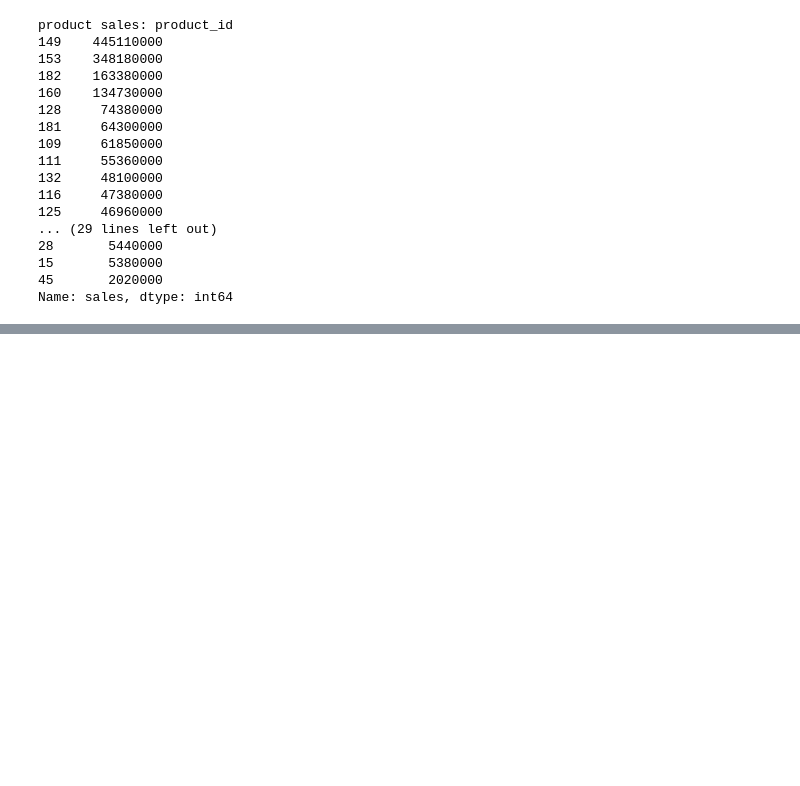
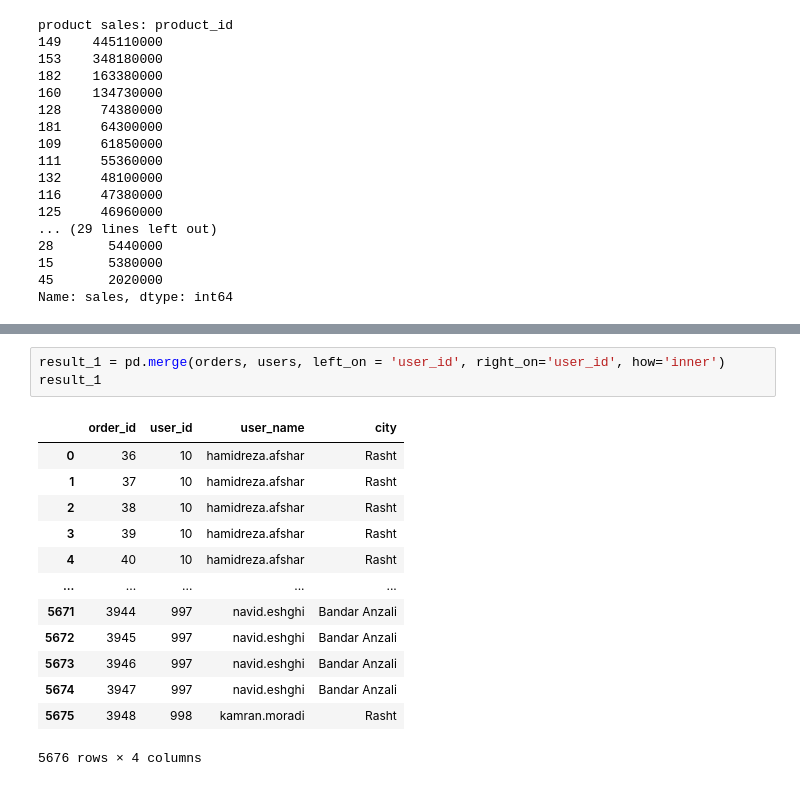
Before and after one commit to pouniq/Data_analytics_training, a Jupyter notebook: Python/KohanNegar.ipynb, the cells around one changed output, grey strips where cells are left out. Drawn from its saved outputs; the diff is of its cells as text; blank space fills up the shorter version.

```diff
--- a/Python/KohanNegar.ipynb
+++ b/Python/KohanNegar.ipynb
@@ -224,0 +242,17 @@ Name: sales, dtype: int64
+# %%
+result_1 = pd.merge(orders, users, left_on = 'user_id', right_on='user_id', how='inner')
+result_1
+# %% [output]
+|  | order_id | user_id | user_name | city |
+| 0 | 36 | 10 | hamidreza.afshar | Rasht |
+| 1 | 37 | 10 | hamidreza.afshar | Rasht |
+| 2 | 38 | 10 | hamidreza.afshar | Rasht |
+| 3 | 39 | 10 | hamidreza.afshar | Rasht |
+| 4 | 40 | 10 | hamidreza.afshar | Rasht |
+| ... | ... | ... | ... | ... |
+| 5671 | 3944 | 997 | navid.eshghi | Bandar Anzali |
+| 5672 | 3945 | 997 | navid.eshghi | Bandar Anzali |
+| 5673 | 3946 | 997 | navid.eshghi | Bandar Anzali |
+| 5674 | 3947 | 997 | navid.eshghi | Bandar Anzali |
+| 5675 | 3948 | 998 | kamran.moradi | Rasht |
+5676 rows × 4 columns
```
Also changed, not shown: parts of 5 cells of this notebook.
